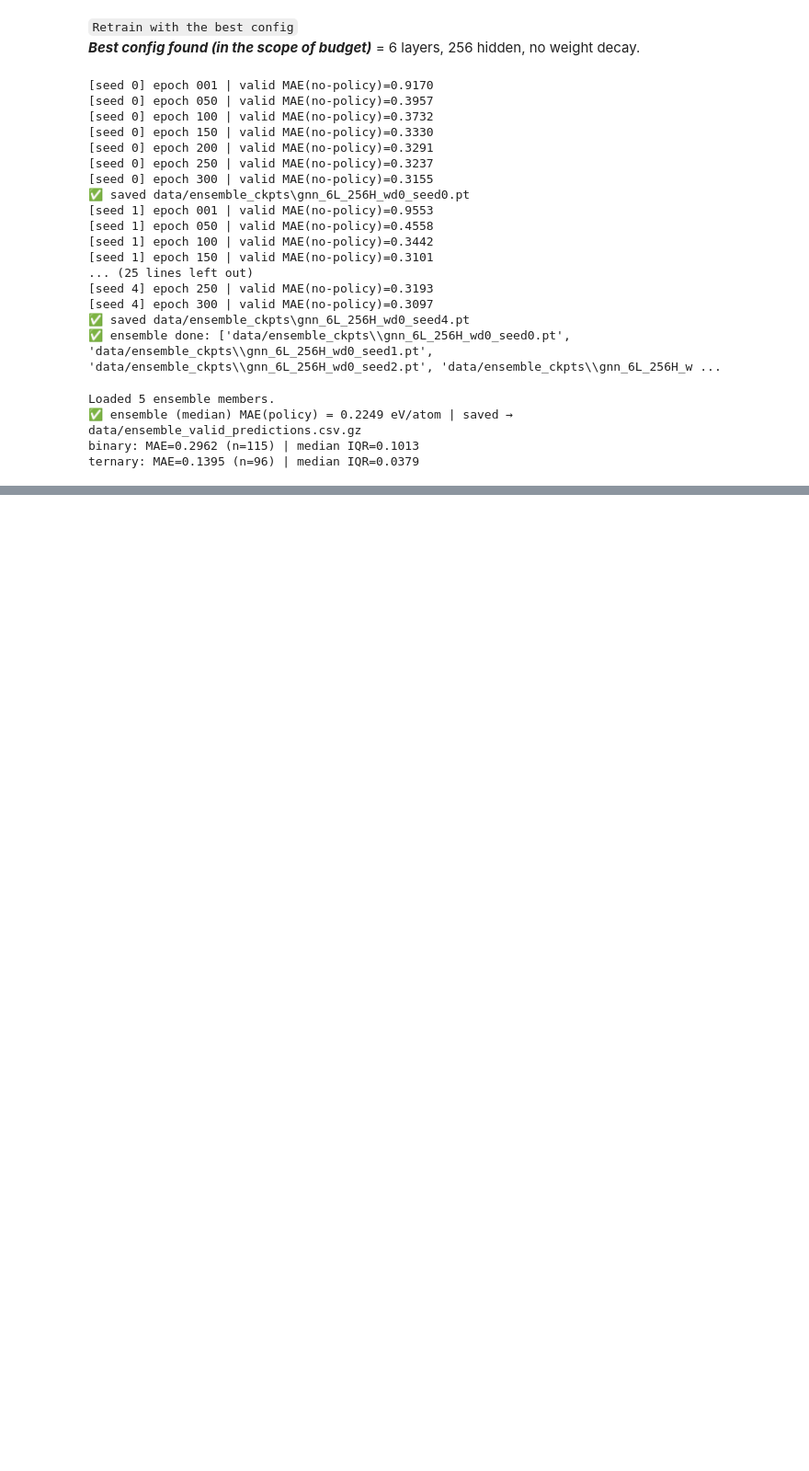
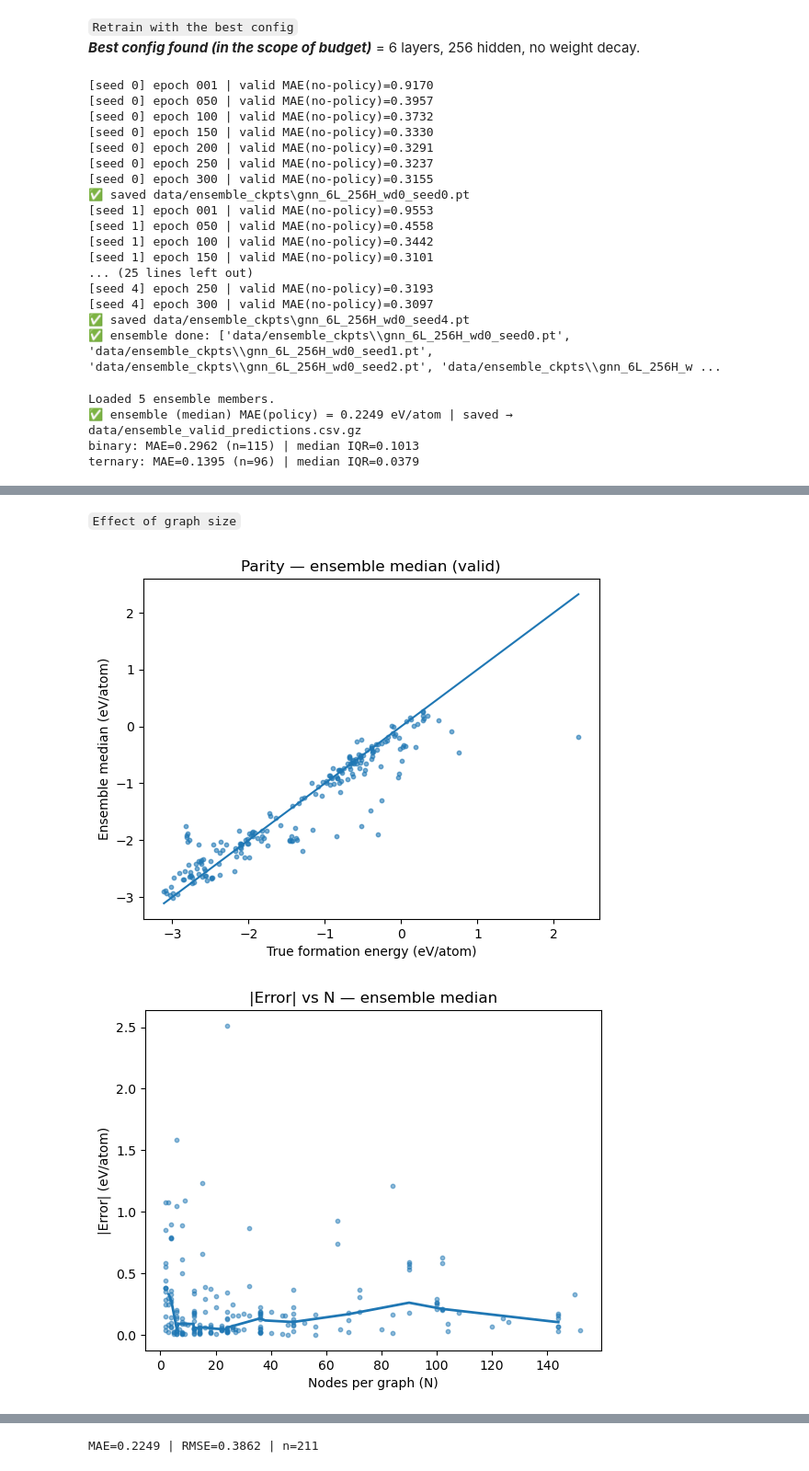
Before and after one commit to submerged-in-matrix/Materials-Discovery, a Jupyter notebook: projects/Scaling_DeepLearning/P_1_Scaling DL.ipynb, the cells around one changed output, grey strips where cells are left out. Shown at 92% size. Drawn from its saved outputs; the diff is of its cells as text; code cells hidden in the pictures; blank space fills up the shorter version.

Commit message:
preliminary diagnostic on the ensemble performed...

```diff
--- a/projects/Scaling_DeepLearning/P_1_Scaling DL.ipynb
+++ b/projects/Scaling_DeepLearning/P_1_Scaling DL.ipynb
@@ -2841,0 +2899,65 @@ ternary: MAE=0.1395 (n=96) | median IQR=0.0379
+# %% [markdown]
+`Effect of graph size`
+# %%
+# diag 2/3 — parity and error vs graph size
+
+import os, numpy as np, pandas as pd, matplotlib.pyplot as plt
+os.makedirs("figs", exist_ok=True)
+
+DIAG_CSV = "data/diag_ens_valid.csv.gz"
+df = pd.read_csv(DIAG_CSV)
+
+# --- parity (y_true vs p_median) ---
+plt.figure()
+plt.scatter(df["y_true"], df["p_median"], s=10, alpha=0.6)
+lims = [min(df["y_true"].min(), df["p_median"].min()),
+        max(df["y_true"].max(), df["p_median"].max())]
+plt.plot(lims, lims)
+plt.xlabel("True formation energy (eV/atom)")
+plt.ylabel("Ensemble median (eV/atom)")
+plt.title("Parity — ensemble median (valid)")
+plt.savefig("figs/ens_parity_valid.png", dpi=180, bbox_inches="tight")
+plt.show()
+
+# helper: binned-median line (x → median(|err|))
+def binned_median(x, y, nbin=20):
+    x = np.asarray(x, float); y = np.asarray(y, float)
+    qs = np.linspace(0, 1, nbin+1)
+    edges = np.unique(np.quantile(x, qs))
+    xc, yc = [], []
+    for lo, hi in zip(edges[:-1], edges[1:]):
+        mask = (x >= lo) & (x <= hi)
+        if mask.sum() >= 5:
+            xc.append(np.median(x[mask]))
+            yc.append(np.median(y[mask]))
+    return np.array(xc), np.array(yc)
+
+# --- |err| vs N ---
+plt.figure()
+plt.scatter(df["N"], df["abs_err"], s=10, alpha=0.5)
+xn, yn = binned_median(df["N"], df["abs_err"])
+if len(xn): plt.plot(xn, yn, linewidth=2)
+plt.xlabel("Nodes per graph (N)")
+plt.ylabel("|Error| (eV/atom)")
+plt.title("|Error| vs N — ensemble median")
+plt.savefig("figs/ens_error_vs_N.png", dpi=180, bbox_inches="tight")
+plt.show()
+
+# --- |err| vs E ---
+plt.figure()
+plt.scatter(df["E"], df["abs_err"], s=10, alpha=0.5)
+xe, ye = binned_median(df["E"], df["abs_err"])
+if len(xe): plt.plot(xe, ye, linewidth=2)
+plt.xlabel("Edges per graph (E)")
+plt.ylabel("|Error| (eV/atom)")
+plt.title("|Error| vs E — ensemble median")
+plt.savefig("figs/ens_error_vs_E.png", dpi=180, bbox_inches="tight")
+plt.show()
+
+# quick text recap (so I don't need to open the figs to get the gist)
+mae  = float(df["abs_err"].mean())
+rmse = float(np.sqrt(((df["p_median"] - df["y_true"])**2).mean()))
+print(f"MAE={mae:.4f} | RMSE={rmse:.4f} | n={len(df)}")
+# %% [output]
+[figure, added]
+[figure, added]
@@ -2841,0 +2965 @@ ternary: MAE=0.1395 (n=96) | median IQR=0.0379
+MAE=0.2249 | RMSE=0.3862 | n=211
```
Also changed, not shown: parts of 6 cells of this notebook, 6 other files.
